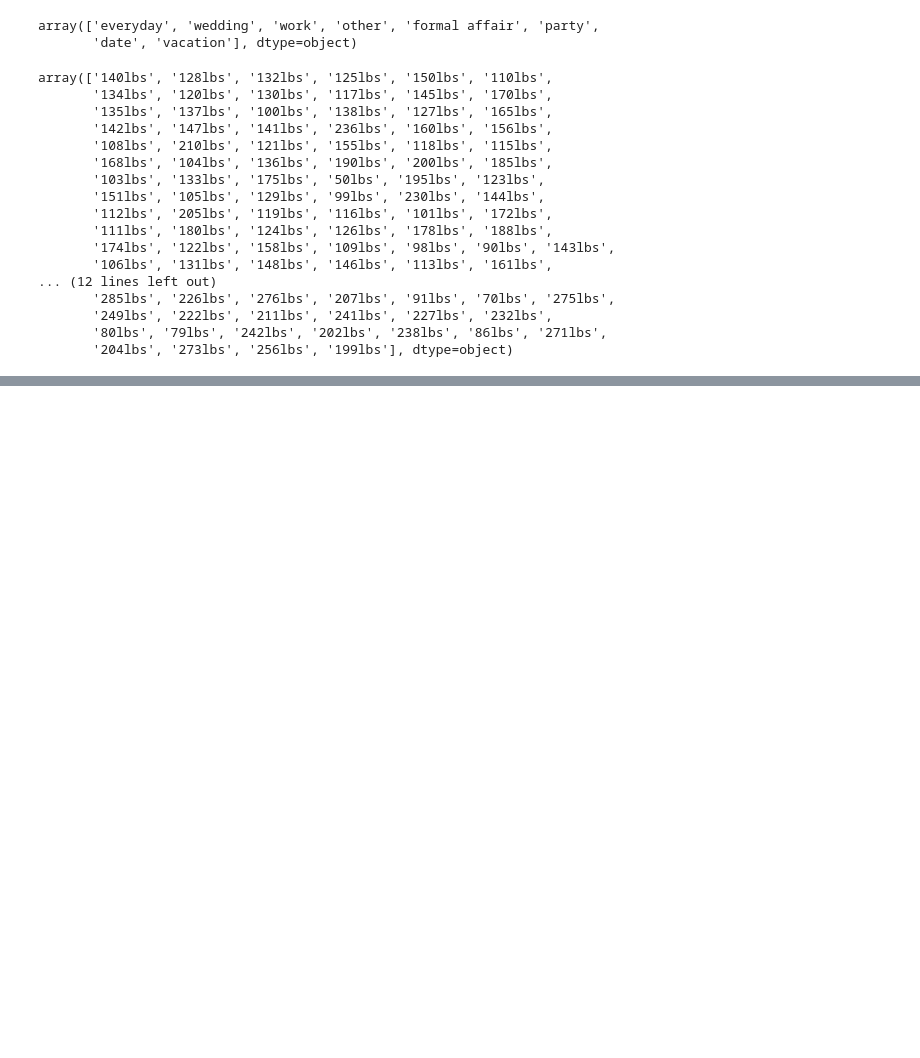
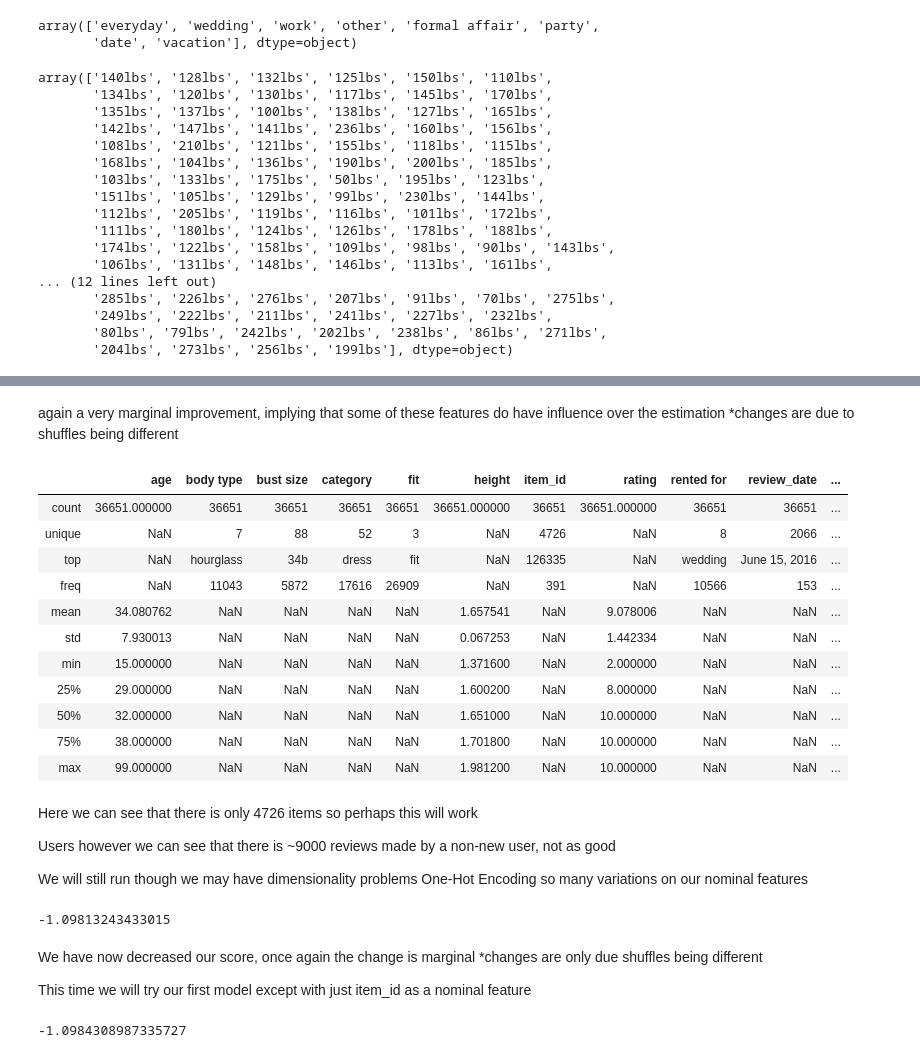
Before and after one commit to olanmccarthy/ai1_ca, a Jupyter notebook: ass1.ipynb, the cells around one changed output, grey strips where cells are left out. Drawn from its saved outputs; the diff is of its cells as text; code cells hidden in the pictures; blank space fills up the shorter version.

```diff
--- a/ass1.ipynb
+++ b/ass1.ipynb
@@ -217,0 +372,47 @@ df.describe(include="all")
+# %% [markdown]
+again a very marginal improvement, implying that some of these features do have influence over the estimation
+*changes are due to shuffles being different
+# %%
+#first model, this time converting user_id and item_id to nominal features
+df["user_id"] = df["user_id"].astype(str)
+df["item_id"] = df["item_id"].astype(str)
+
+df.describe(include="all")
+# %% [output]
+|  | age | body type | bust size | category | fit | height | item_id | rating | rented for | review_date | ... |
+| count | 36651.000000 | 36651 | 36651 | 36651 | 36651 | 36651.000000 | 36651 | 36651.000000 | 36651 | 36651 | ... |
+| unique | NaN | 7 | 88 | 52 | 3 | NaN | 4726 | NaN | 8 | 2066 | ... |
+| top | NaN | hourglass | 34b | dress | fit | NaN | 126335 | NaN | wedding | June 15, 2016 | ... |
+| freq | NaN | 11043 | 5872 | 17616 | 26909 | NaN | 391 | NaN | 10566 | 153 | ... |
+| mean | 34.080762 | NaN | NaN | NaN | NaN | 1.657541 | NaN | 9.078006 | NaN | NaN | ... |
+| std | 7.930013 | NaN | NaN | NaN | NaN | 0.067253 | NaN | 1.442334 | NaN | NaN | ... |
+| min | 15.000000 | NaN | NaN | NaN | NaN | 1.371600 | NaN | 2.000000 | NaN | NaN | ... |
+| 25% | 29.000000 | NaN | NaN | NaN | NaN | 1.600200 | NaN | 8.000000 | NaN | NaN | ... |
+| 50% | 32.000000 | NaN | NaN | NaN | NaN | 1.651000 | NaN | 10.000000 | NaN | NaN | ... |
+| 75% | 38.000000 | NaN | NaN | NaN | NaN | 1.701800 | NaN | 10.000000 | NaN | NaN | ... |
+| max | 99.000000 | NaN | NaN | NaN | NaN | 1.981200 | NaN | 10.000000 | NaN | NaN | ... |
+# %% [markdown]
+Here we can see that there is only 4726 items so perhaps this will work
+
+Users however we can see that there is ~9000 reviews made by a non-new user, not as good
+
+We will still run though we may have dimensionality problems One-Hot Encoding so many variations on our nominal features
+# %%
+numeric_features = ["age", "height", "size", "weight"]
+nominal_features = ["body type", "category", "fit", "rented for", "bust size", "review_date", "user_id", "item_id"]
+
+np.mean(cross_val_score(pipeline, df, y, scoring="neg_mean_absolute_error",
+cv=kf))
+# %% [output]
+-1.09813243433015
+# %% [markdown]
+We have now decreased our score, once again the change is marginal *changes are only due shuffles being different
+
+This time we will try our first model except with just item_id as a nominal feature
+# %%
+nominal_features = ["body type", "category", "fit", "rented for", "bust size","item_id"]
+
+np.mean(cross_val_score(pipeline, df, y, scoring="neg_mean_absolute_error",
+cv=kf))
+# %% [output]
+-1.0984308987335727
```
Also changed, not shown: parts of 26 cells of this notebook.
